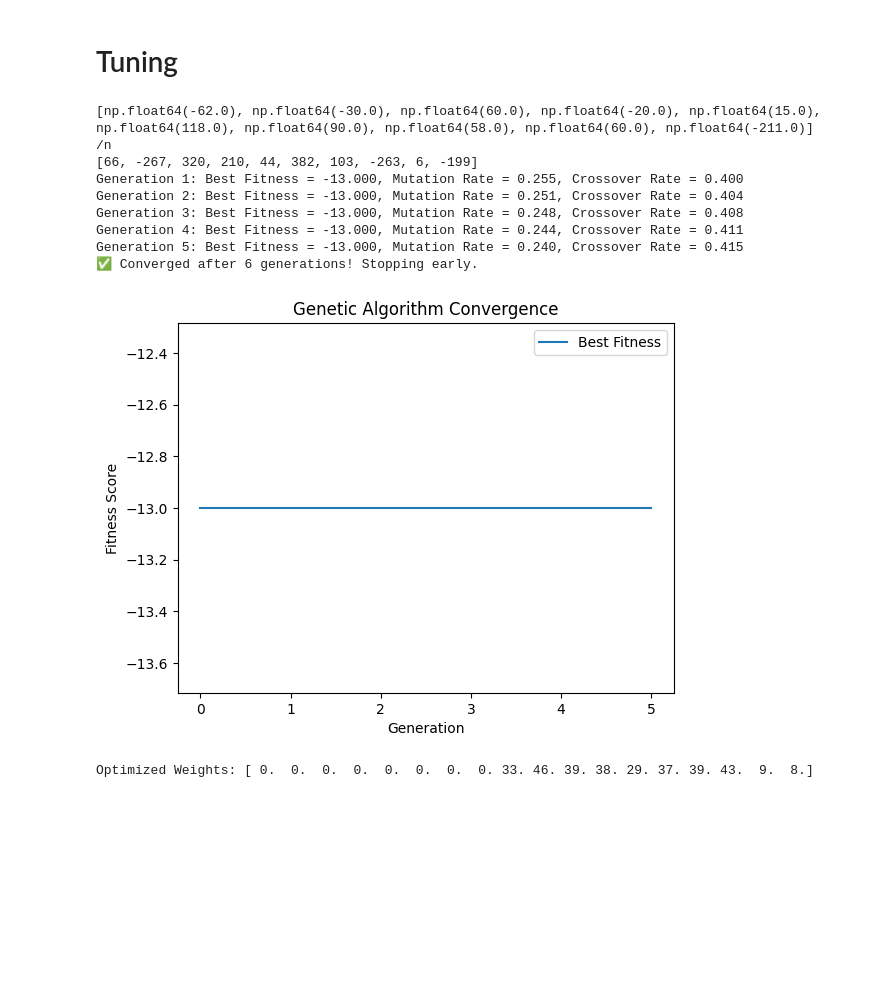
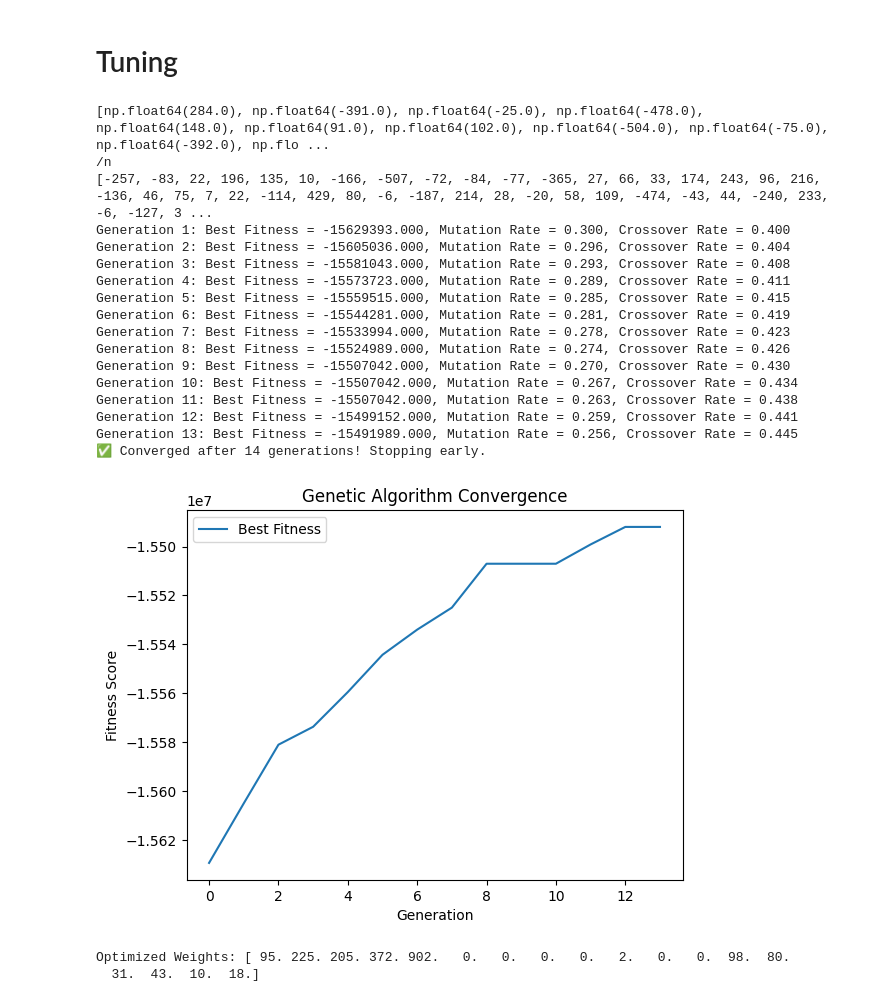
Before and after one commit to pathust/chess-bot, a Jupyter notebook: genetic_algorithm.ipynb, the cells around one changed output. Saved outputs shown, nothing was run; the diff lists cells and outputs as text; code cells hidden in the pictures; blank space fills up the shorter version.

```diff
--- a/genetic_algorithm.ipynb
+++ b/genetic_algorithm.ipynb
@@ -36,8 +38,8 @@ stockfish_path = ".venv/bin/stockfish"
 ## Stockfish Engine
 # %%
 stockfish = Stockfish(stockfish_path)
-stockfish.set_skill_level(20)
-stockfish.set_depth(1)
+stockfish.set_skill_level(10)
+stockfish.set_depth(5)
 # %%
 def get_stockfish_score(fen: str) -> float:
     stockfish.set_fen_position(fen)
@@ -58,5 +60,5 @@ df.head()
 # %%
-sampled_df = df.sample(n=1000, random_state=10)
+sampled_df = df.sample(n=8000, random_state=10)
 test_fens = sampled_df['FEN'].to_list()
 """stockfish_scores = (
     sampled_df['Evaluation']
@@ -299,7 +291,7 @@ def mutate_mixed(individual, mutation_rate=0.3,strength = 0.3):
 
     return mutated
 # %%
-def adaptive_mutation_rate(generation, max_generations, min_rate=0.005, max_rate=0.25, decay_factor=1.2):
+def adaptive_mutation_rate(generation, max_generations, min_rate=0.05, max_rate=0.25, decay_factor=1.2):
     """
     Adaptive mutation rate: Decreases as generations progress.
     """
@@ -406,29 +401,38 @@ def genetic_algorithm(
 # %% [markdown]
 # Tuning
 # %%
-best_weights, best_fitness_history = genetic_algorithm(fitness_function, population_size=150, generations=80, elite_size=7, convergence_threshold=5, epxilon = 0.002)
+best_weights, best_fitness_history = genetic_algorithm(fitness_function, population_size=150, generations=80, elite_size=7, convergence_threshold=5, epxilon = 0.00)
 
 # Plot Convergence Graph
 plt.plot(best_fitness_history, label="Best Fitness")
 plt.xlabel("Generation")
 plt.ylabel("Fitness Score")
 plt.title("Genetic Algorithm Convergence")
 plt.legend()
 plt.show()
 
 print("Optimized Weights:",best_weights)
 temp = 0
 Evaluation.update(best_weights)
 Evaluation.save_to_json(Evaluation.path)
 # %% [output]
-[np.float64(-62.0), np.float64(-30.0), np.float64(60.0), np.float64(-20.0), np.float64(15.0), np.float64(118.0), np.float64(90.0), np.float64(58.0), np.float64(60.0), np.float64(-211.0)]
+[np.float64(284.0), np.float64(-391.0), np.float64(-25.0), np.float64(-478.0), np.float64(148.0), np.float64(91.0), np.float64(102.0), np.float64(-504.0), np.float64(-75.0), np.float64(-392.0), np.flo ...
 /n
-[66, -267, 320, 210, 44, 382, 103, -263, 6, -199]
-Generation 1: Best Fitness = -13.000, Mutation Rate = 0.255, Crossover Rate = 0.400
-Generation 2: Best Fitness = -13.000, Mutation Rate = 0.251, Crossover Rate = 0.404
-Generation 3: Best Fitness = -13.000, Mutation Rate = 0.248, Crossover Rate = 0.408
-Generation 4: Best Fitness = -13.000, Mutation Rate = 0.244, Crossover Rate = 0.411
-Generation 5: Best Fitness = -13.000, Mutation Rate = 0.240, Crossover Rate = 0.415
-✅ Converged after 6 generations! Stopping early.
+[-257, -83, 22, 196, 135, 10, -166, -507, -72, -84, -77, -365, 27, 66, 33, 174, 243, 96, 216, -136, 46, 75, 7, 22, -114, 429, 80, -6, -187, 214, 28, -20, 58, 109, -474, -43, 44, -240, 233, -6, -127, 3 ...
+Generation 1: Best Fitness = -15629393.000, Mutation Rate = 0.300, Crossover Rate = 0.400
+Generation 2: Best Fitness = -15605036.000, Mutation Rate = 0.296, Crossover Rate = 0.404
+Generation 3: Best Fitness = -15581043.000, Mutation Rate = 0.293, Crossover Rate = 0.408
+Generation 4: Best Fitness = -15573723.000, Mutation Rate = 0.289, Crossover Rate = 0.411
+Generation 5: Best Fitness = -15559515.000, Mutation Rate = 0.285, Crossover Rate = 0.415
+Generation 6: Best Fitness = -15544281.000, Mutation Rate = 0.281, Crossover Rate = 0.419
+Generation 7: Best Fitness = -15533994.000, Mutation Rate = 0.278, Crossover Rate = 0.423
+Generation 8: Best Fitness = -15524989.000, Mutation Rate = 0.274, Crossover Rate = 0.426
+Generation 9: Best Fitness = -15507042.000, Mutation Rate = 0.270, Crossover Rate = 0.430
+Generation 10: Best Fitness = -15507042.000, Mutation Rate = 0.267, Crossover Rate = 0.434
+Generation 11: Best Fitness = -15507042.000, Mutation Rate = 0.263, Crossover Rate = 0.438
+Generation 12: Best Fitness = -15499152.000, Mutation Rate = 0.259, Crossover Rate = 0.441
+Generation 13: Best Fitness = -15491989.000, Mutation Rate = 0.256, Crossover Rate = 0.445
+✅ Converged after 14 generations! Stopping early.
-[figure, old version]
+[figure, new version]
-Optimized Weights: [ 0.  0.  0.  0.  0.  0.  0.  0. 33. 46. 39. 38. 29. 37. 39. 43.  9.  8.]
+Optimized Weights: [ 95. 225. 205. 372. 902.   0.   0.   0.   0.   2.   0.   0.  98.  80.
+  31.  43.  10.  18.]
```
Also changed, not shown: parts of 5 cells of this notebook.
